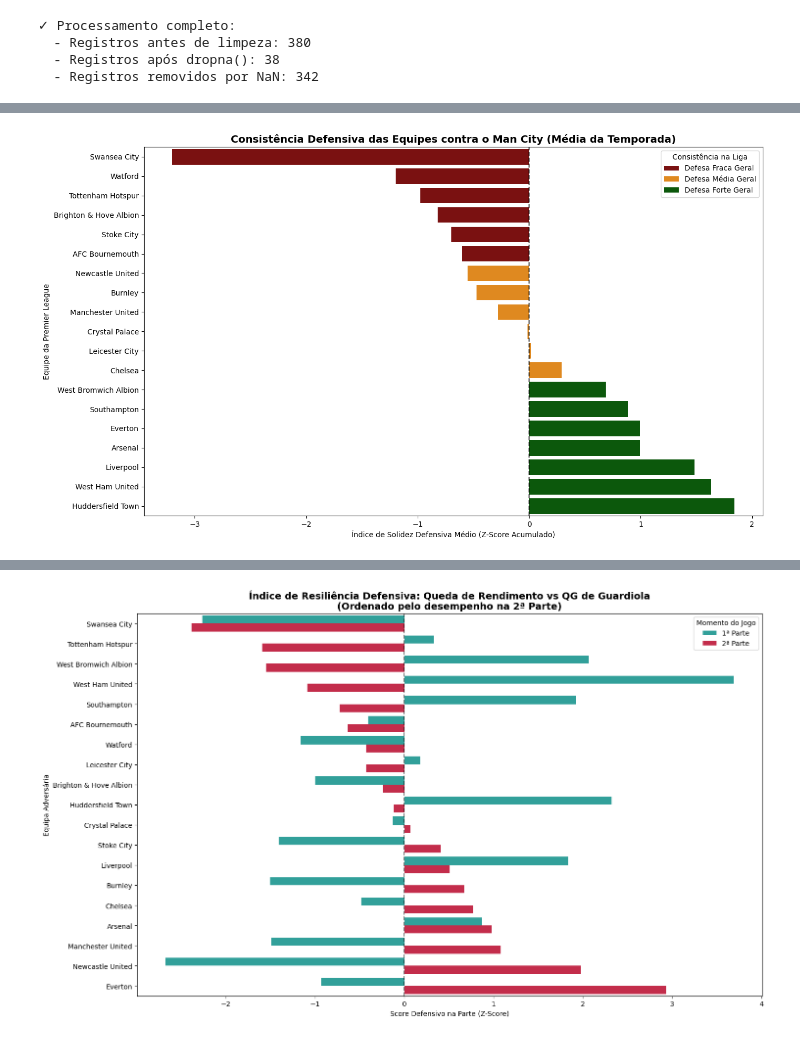
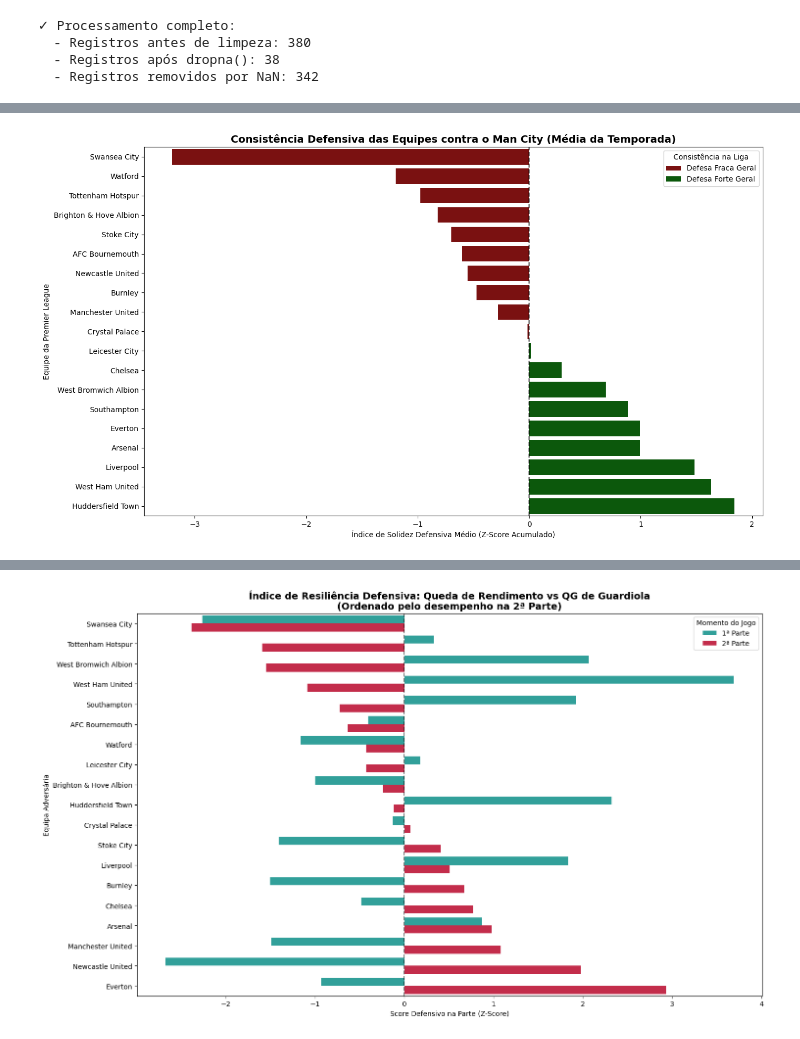
Before and after one commit to GARCl-A/city-analysis, a Jupyter notebook: main.ipynb, the cells around one changed output, grey strips where cells are left out. Drawn from its saved outputs; the diff is of its cells as text; code cells hidden in the pictures.

```diff
--- a/main.ipynb
+++ b/main.ipynb
@@ -351,9 +351,16 @@ for m_id in match_ids:
     xGA = calcula_xga_proximidade(jogo_df, CITY_ID)
     dist_chute = analise_distancia_defensiva(jogo_df, CITY_ID)
 
-    # Contagem de Gols Reais (Tag 101 = Goal)
-    chutes_city = jogo_df[(jogo_df['teamId'] == CITY_ID) & (jogo_df['eventName'] == 'Shot')]
-    gols_sofridos = chutes_city['tags'].apply(
+   # Contagem de Gols Reais (Tag 101 = Goal em QUALQUER tipo de finalização)
+    # Filtramos apenas os eventos do City
+    # 1. Filtra apenas eventos do City que sejam Chutes ou Bolas Paradas (Faltas/Pênaltis)
+    ataques_city = jogo_df[
+        (jogo_df['teamId'] == CITY_ID) &
+        (jogo_df['eventName'].isin(['Shot', 'Free Kick']))
+    ]
+
+    # 2. Conta os gols (Tag 101) apenas nessas finalizações do City
+    gols_sofridos = ataques_city['tags'].apply(
         lambda tags: 1 if isinstance(tags, list) and any(t.get('id') == 101 for t in tags) else 0
     ).sum()
 
@@ -408,11 +415,7 @@ df_defesa['z_Distancia'] = (df_defesa['Distancia_Media_Chutes_City'] - df_defesa
 df_defesa['Score_Defensivo'] = df_defesa['z_Duelos'] + df_defesa['z_Distancia'] - df_defesa['z_xGA']
 
 # Classificação em 3 níveis (Tercis)
-df_defesa['Classificacao_Defesa'] = pd.qcut(
-    df_defesa['Score_Defensivo'],
-    q=3,
-    labels=['Defesa Fraca', 'Defesa Média', 'Defesa Forte']
-)
+df_defesa['Classificacao_Defesa'] = np.where(df_defesa['Score_Defensivo'] >= 0, 'Defesa Forte', 'Defesa Fraca')
 
 # ==============================================================================
 # 3. VALIDAÇÃO ESTATÍSTICA DO MODELO (NOVO!)
@@ -527,39 +574,35 @@ df_times = df_defesa.groupby('Adversario', observed=False).agg(
     Score_Defensivo_Medio=('Score_Defensivo', 'mean'),
     Gols_Sofridos_Total=('Gols_Sofridos_Adversario', 'sum'), # Total nos 2 jogos
     xGA_Medio=('xGA_Acumulado_Adversario', 'mean')
 ).reset_index()
 
-# Recriamos a classificação em tercis baseada na média consolidada
-df_times['Classificacao_Equipe'] = pd.qcut(
-    df_times['Score_Defensivo_Medio'],
-    q=3,
-    labels=['Defesa Fraca Geral', 'Defesa Média Geral', 'Defesa Forte Geral']
-)
+
+df_times['Classificacao_Equipe'] = np.where(df_times['Score_Defensivo_Medio'] >= 0, 'Defesa Forte Geral', 'Defesa Fraca Geral')
 
 # Ordena os times do pior para o melhor score médio
 df_times = df_times.sort_values(by='Score_Defensivo_Medio')
 
 # ==============================================================================
 # VISUALIZAÇÃO DA SOLIDEZ CONSOLIDADA POR TIME
 # ==============================================================================
 plt.figure(figsize=(14, 8))
 
 sns.barplot(
     data=df_times,
     x='Score_Defensivo_Medio',
     y='Adversario',
     hue='Classificacao_Equipe',
-    palette={'Defesa Forte Geral': 'darkgreen', 'Defesa Média Geral': 'darkorange', 'Defesa Fraca Geral': 'darkred'},
+    palette={'Defesa Forte Geral': 'darkgreen', 'Defesa Fraca Geral': 'darkred'},
     dodge=False
 )
 
 plt.axvline(0, color='black', linestyle='--', alpha=0.7)
 plt.title('Consistência Defensiva das Equipes contra o Man City (Média da Temporada)', fontsize=14, weight='bold')
 plt.xlabel('Índice de Solidez Defensiva Médio (Z-Score Acumulado)')
 plt.ylabel('Equipe da Premier League')
 plt.legend(title='Consistência na Liga')
 plt.tight_layout()
 plt.show()
 # %% [output]
-[figure, old version]
+[figure, new version]
 # %%
```
Also changed, not shown: parts of 12 cells of this notebook.
